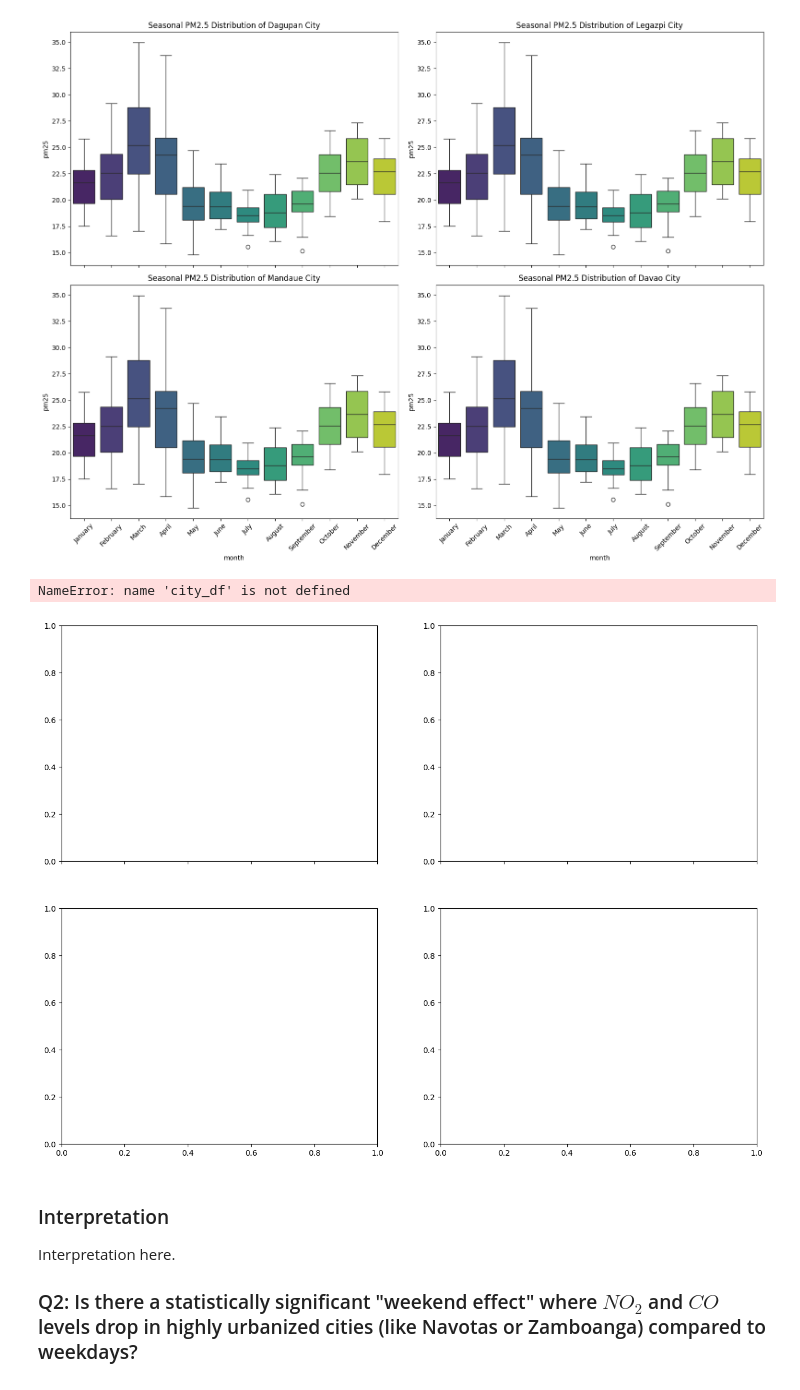
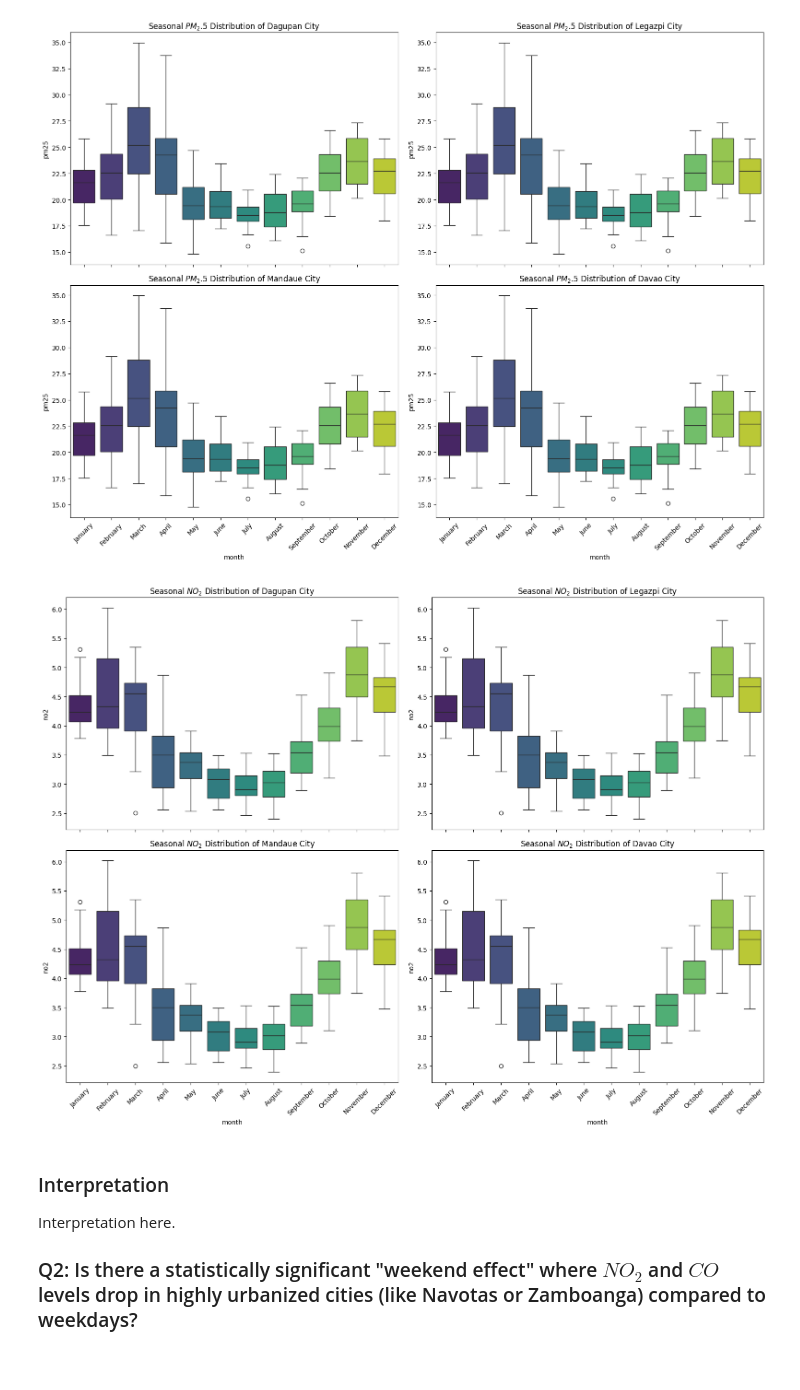
Before and after one commit to rxphaelbihag/Python-Data-Analysis-Case-Studies, a Jupyter notebook: Air Quality Philippines.ipynb, the cells around one changed output. Drawn from its saved outputs; the diff is of its cells as text; code cells hidden in the pictures.

```diff
--- a/Air Quality Philippines.ipynb
+++ b/Air Quality Philippines.ipynb
@@ -251,7 +251,7 @@ for i, cities in enumerate(cities):
         order=month_order
     )
 
-    axes[row, col].set_title(f'Seasonal PM2.5 Distribution of {city_names[i]}')
+    axes[row, col].set_title(rf'Seasonal $PM_{2.5}$ Distribution of {city_names[i]}')
     axes[row, col].tick_params(axis='x', rotation=45)
 
 plt.tight_layout()
@@ -259,30 +259,31 @@ plt.show()
 # %% [output]
 [figure]
 # %%
-cities = [dagupan_city, legazpi_city, mandaue_city, davao_city]
-city_names = ['Dagupan City', 'Legazpi City', 'Mandaue City', 'Davao City']
-month_order = ['January', 'February', 'March', 'April', 'May', 'June',
-               'July', 'August', 'September', 'October', 'November', 'December']
-fig, axes = plt.subplots(2, 2, figsize=(16, 12), sharex=True)
+fig, axes = plt.subplots(2, 2, figsize=(16,12), sharex=True)
 
 # Loop through the axes and cities to fill the grid
 for i, cities in enumerate(cities):
     row = i // 2
     col = i % 2
 
-    df_clean = city_df.copy()
-    result = seasonal_decompose(cities['pm25'], model='additive', period=12)
+    sns.boxplot(
+        ax=axes[row, col],
+        x='month',
+        y='no2',
+        data=dagupan_city,
+        hue='month',
+        legend=False,
+        palette="viridis",
+        order=month_order
+    )
 
-    # Plot the decomposition
-    axes[row, col].plot(result.seasonal, color='teal', linewidth=2)
-    axes[row, col].set_title(f'Seasonal PM2.5 Distribution of {city_names[i]}')
+    axes[row, col].set_title(rf'Seasonal $NO_{2}$ Distribution of {city_names[i]}')
     axes[row, col].tick_params(axis='x', rotation=45)
 
 plt.tight_layout()
 plt.show()
 # %% [output]
-NameError: name 'city_df' is not defined
-[figure, old version]
+[figure, new version]
 # %% [markdown]
 ### Interpretation
 Interpretation here.
```
Also changed, not shown: parts of 32 cells of this notebook.
